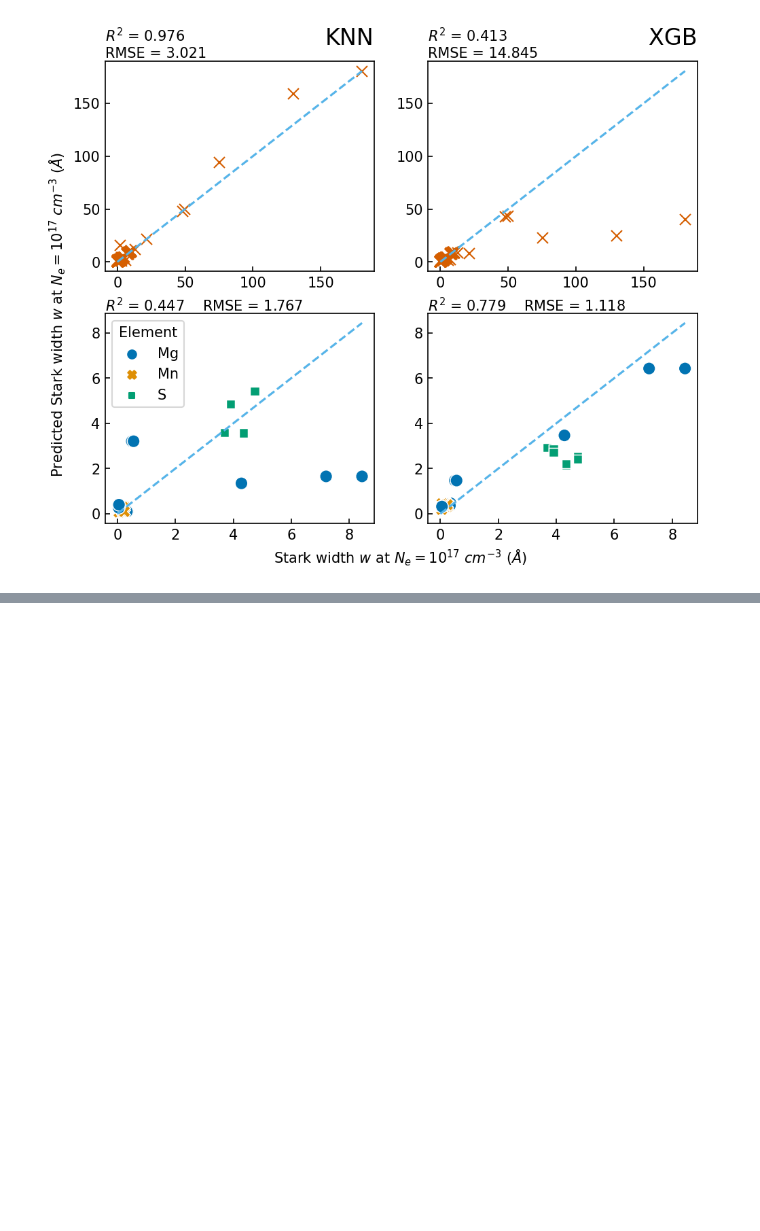
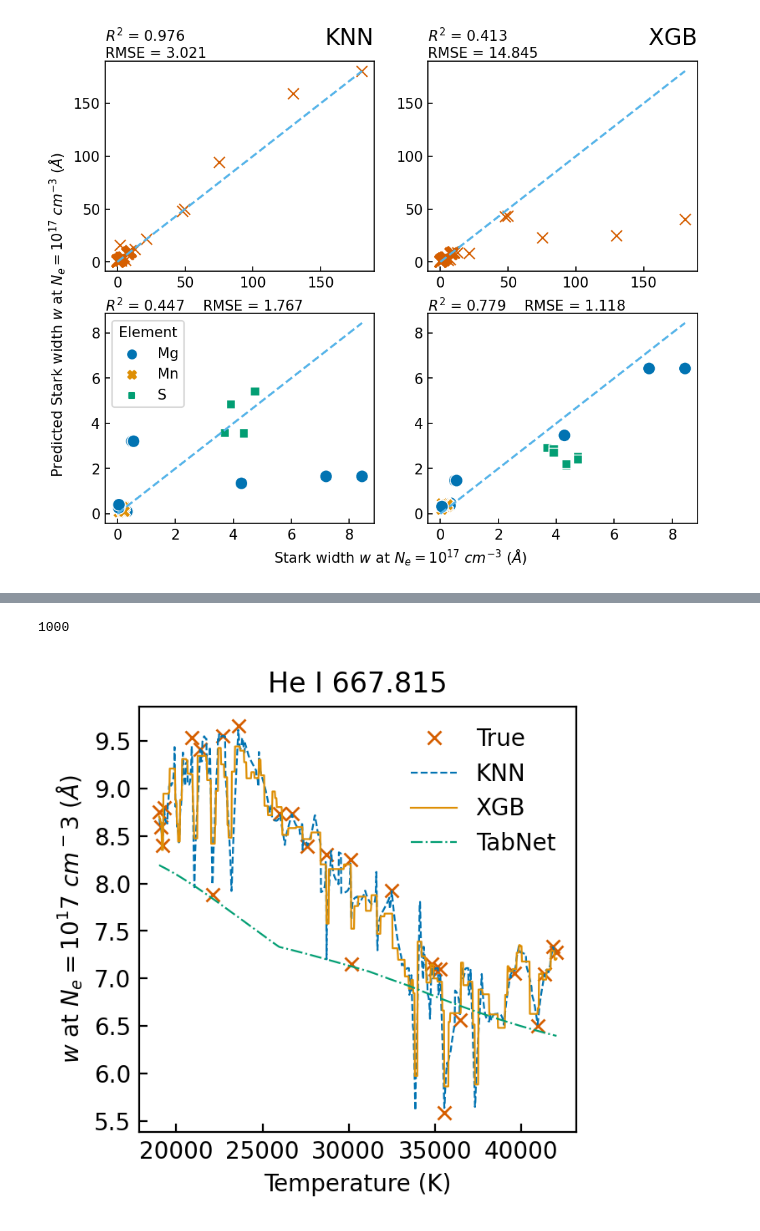
Before and after one commit to alezakuskin/Stark_ML, a Jupyter notebook: Figures.ipynb, the cells around one changed output, grey strips where cells are left out. Cells and saved outputs as stored; diff of their text form; code cells hidden in the pictures; blank space fills up the shorter version.

```diff
--- a/Figures.ipynb
+++ b/Figures.ipynb
@@ -449,0 +487,14 @@ seaborn.palettes._ColorPalette
+# %%
+models = ['KNN_Scaled', 'XGB_Scaled', 'TabNet_Scaled']
+models_d = create_models_dict(models)
+
+for name, model in models_d.items():
+    print(f"Training {name} model")
+    if 'TabNet' in name:
+        model.fit(XW_train, np.log(1 + YW_train / epsilon), XW_test, np.log(1 + YW_test / epsilon))
+    else:
+        model.fit(XW_train, np.log(1 + YW_train / epsilon))
+
+temperature_test_predictions = {}
+for name, model in models_d.items():
+    temperature_test_predictions[name] = model.predict(temperature_test_data)
@@ -449,0 +509,28 @@ seaborn.palettes._ColorPalette
+# %%
+len(temperature_test_predictions)
+# %% [output]
+1000
+# %%
+fig, ax = plt.subplots(figsize = FIG_SMALL, dpi = 200)
+ax.plot(data.loc[data['Wavelength'] == He_wavelength]['T'], data.loc[data['Wavelength'] == He_wavelength]['w (A)'], ls = 'none', marker = 'x', c = '#d55e00', label = 'True')
+
+ax.plot(He_temperatures, (np.exp(temperature_test_predictions[models[0]]) - 1) * epsilon, label = f'KNN', lw = 0.8, c ='#0173b2', ls = '--')
+
+ax.plot(He_temperatures, (np.exp(temperature_test_predictions[models[1]]) - 1) * epsilon, label = f'XGB', lw = 0.8, c = '#de8f05', ls = '-')
+
+ax.plot(He_temperatures, (np.exp(temperature_test_predictions[models[2]]) - 1) * epsilon, label = f'TabNet', lw = 0.8, c = '#029e73', ls = '-.')
+
+#ax.plot(He_temperatures, )
+
+ax.set_title(f'He I {He_wavelength}')
+
+ax.legend()
+ax.get_legend().set_frame_on(False)
+ax.tick_params(axis = 'both', direction = 'in')
+ax.set_xlabel('Temperature (K)')
+ax.set_ylabel(f'$w$ at $N_e = 10^{17}$ $cm^{-3}$ $(\AA)$')
+
+
+plt.show()
+# %% [output]
+[figure, added]
```
Also changed, not shown: parts of 8 cells of this notebook.
